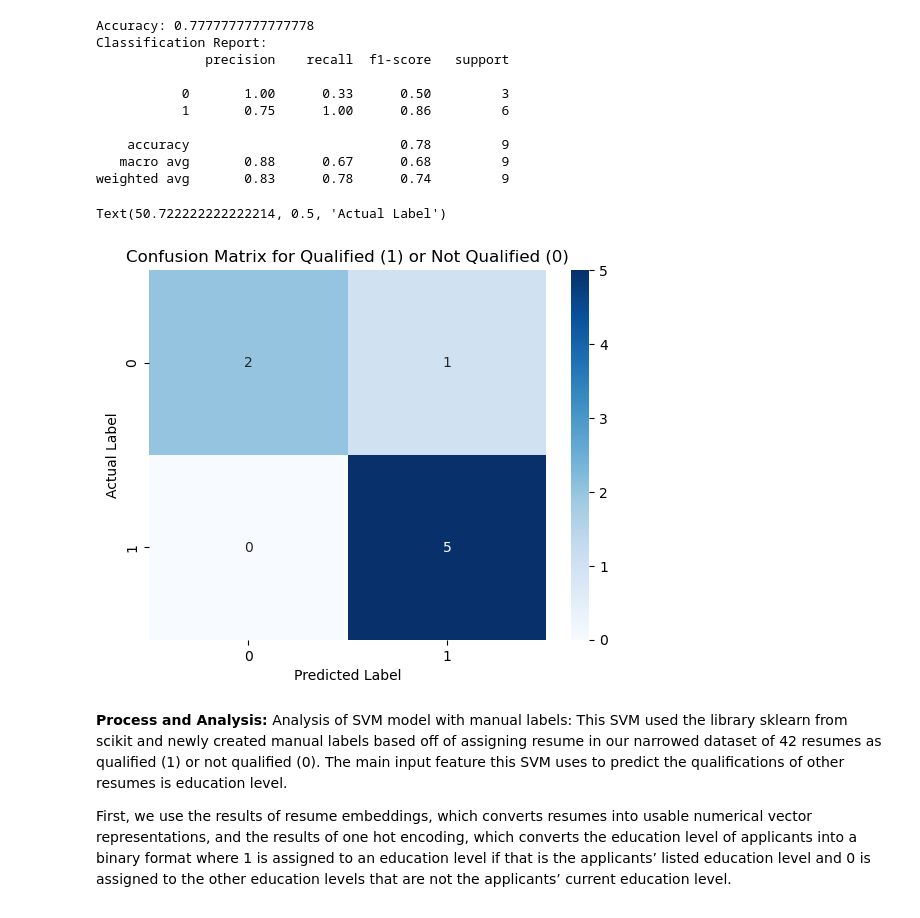
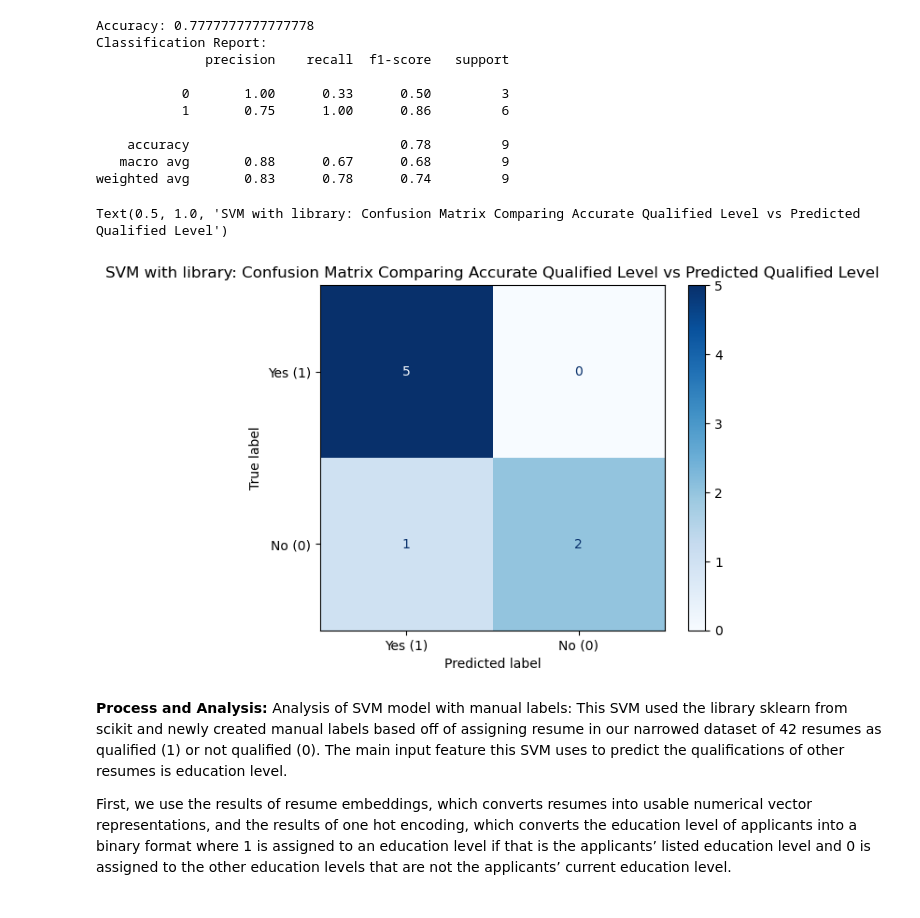
Before and after one commit to henry-AY/ResumeScreening, a Jupyter notebook: Resume_Screening.ipynb, the cells around one changed output. Cells and saved outputs as stored; diff of their text form; code cells hidden in the pictures.

Commit message:
Changes to Confusion Matrix

```diff
--- a/Resume_Screening.ipynb
+++ b/Resume_Screening.ipynb
@@ -841,18 +841,19 @@ weighted avg       0.83      0.78      0.74         9
 # %%
 #Confusion matrix of results:
 from sklearn.metrics import confusion_matrix, ConfusionMatrixDisplay
 
 # Compute the confusion matrix
 conf = confusion_matrix(y_test, y_pred)
 
 # Display the confusion matrix
-sns.heatmap(conf, annot = True, cmap = "Blues")
-plt.title("Confusion Matrix for Qualified (1) or Not Qualified (0)")
-plt.xlabel("Predicted Label")
-plt.ylabel("Actual Label")
+conf = confusion_matrix(y_test, y_pred, labels=[1, 0])
+
+disp = ConfusionMatrixDisplay(conf, display_labels=['Yes (1)', 'No (0)'])
+disp.plot(cmap=plt.cm.Blues)
+plt.title("SVM with library: Confusion Matrix Comparing Accurate Qualified Level vs Predicted Qualified Level")
 # %% [output]
-Text(50.722222222222214, 0.5, 'Actual Label')
+Text(0.5, 1.0, 'SVM with library: Confusion Matrix Comparing Accurate Qualified Level vs Predicted Qualified Level')
-[figure, old version]
+[figure, new version]
 # %% [markdown]
 **Process and Analysis:** Analysis of SVM model with manual labels: This SVM used the library sklearn from scikit and newly created manual labels based off of assigning resume in our narrowed dataset of 42 resumes as qualified (1) or not qualified (0). The main input feature this SVM uses to predict the qualifications of other resumes is education level.
 
```
Also changed, not shown: parts of 1 cell of this notebook.
